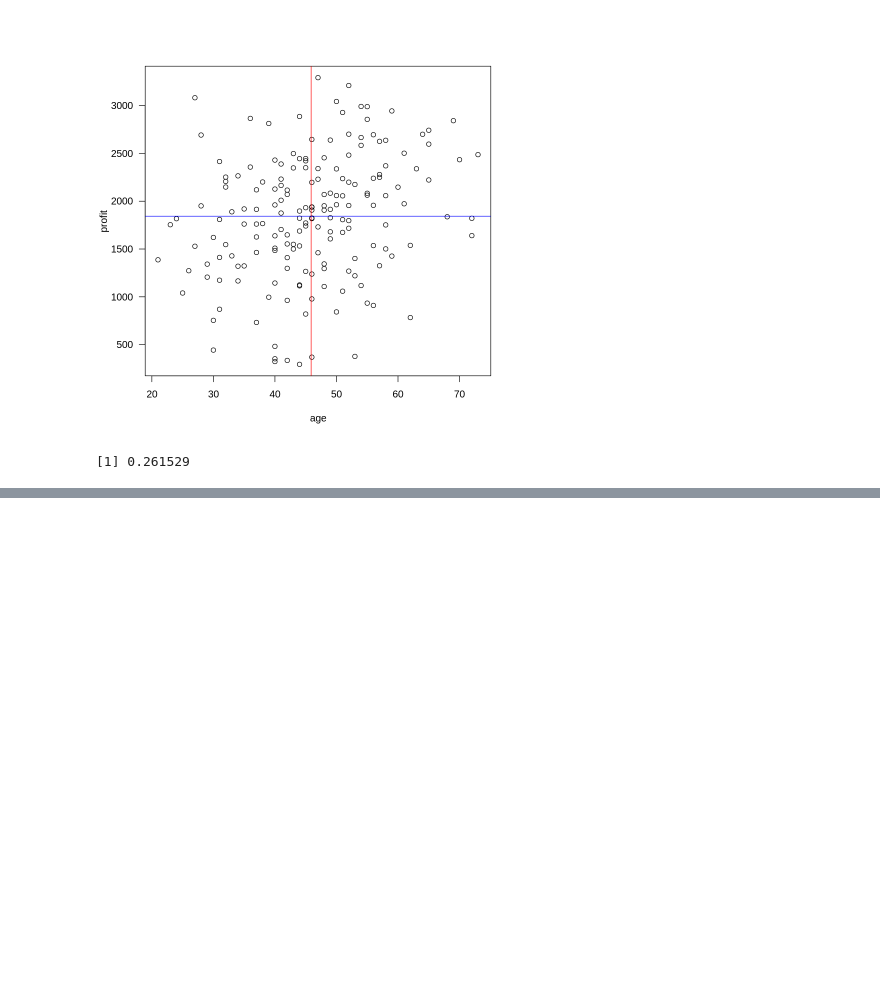
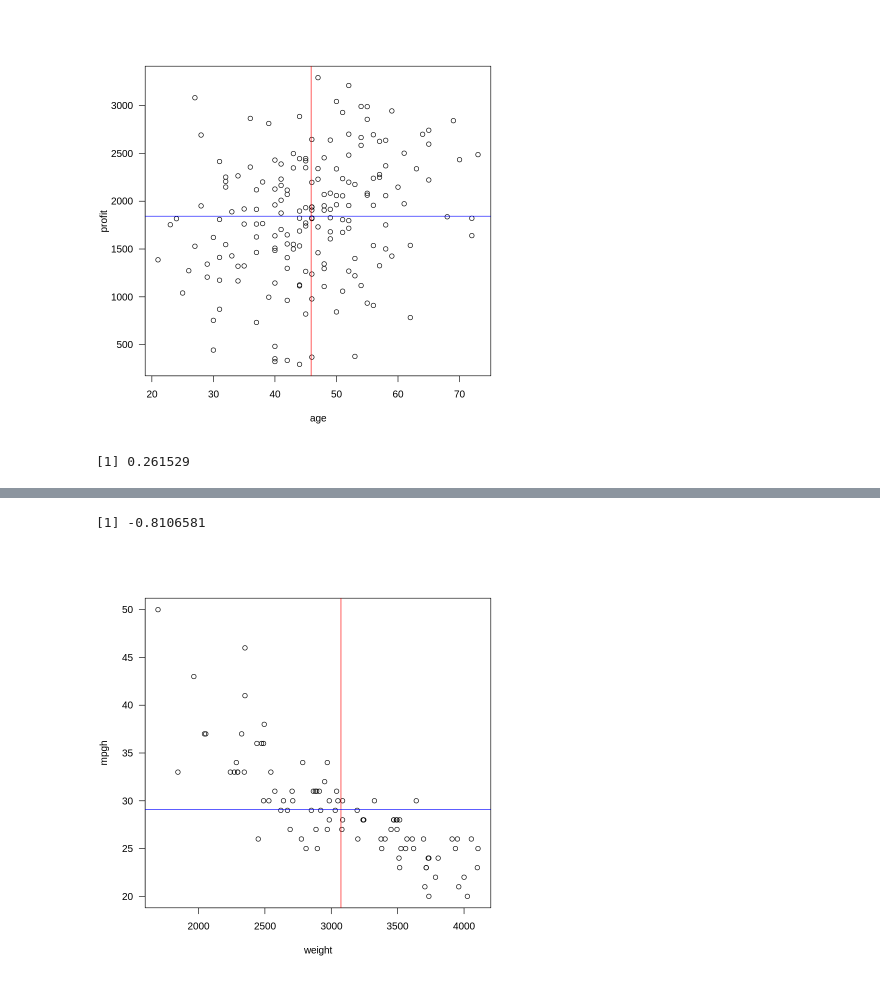
Before and after one commit to LesNEIGE/r_stastics, a Jupyter notebook: 15correlation.ipynb, the cells around one changed output, grey strips where cells are left out. Saved outputs shown, nothing was run; the diff lists cells and outputs as text; code cells hidden in the pictures; blank space fills up the shorter version.

```diff
--- a/15correlation.ipynb
+++ b/15correlation.ipynb
@@ -70,0 +137,12 @@ cor(age, profit)
+# %%
+mpgc <- Cars93$MPG.city
+mpgh <- Cars93$MPG.highway
+weight <- Cars93$Weight
+
+plot(weight, mpgh , las =1)
+abline(v=mean(weight), col = 'red')
+abline(h=mean(mpgh), col = 'blue')
+cor(weight, mpgh)
+# %% [output]
+[1] -0.8106581
+[figure, added]
```
Also changed, not shown: parts of 20 cells of this notebook.
